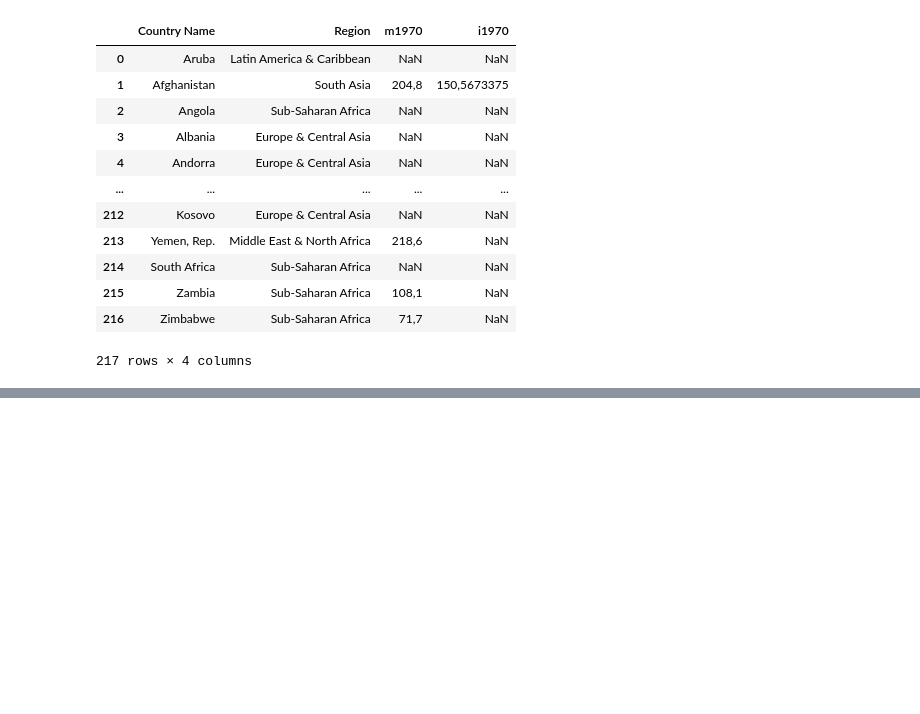
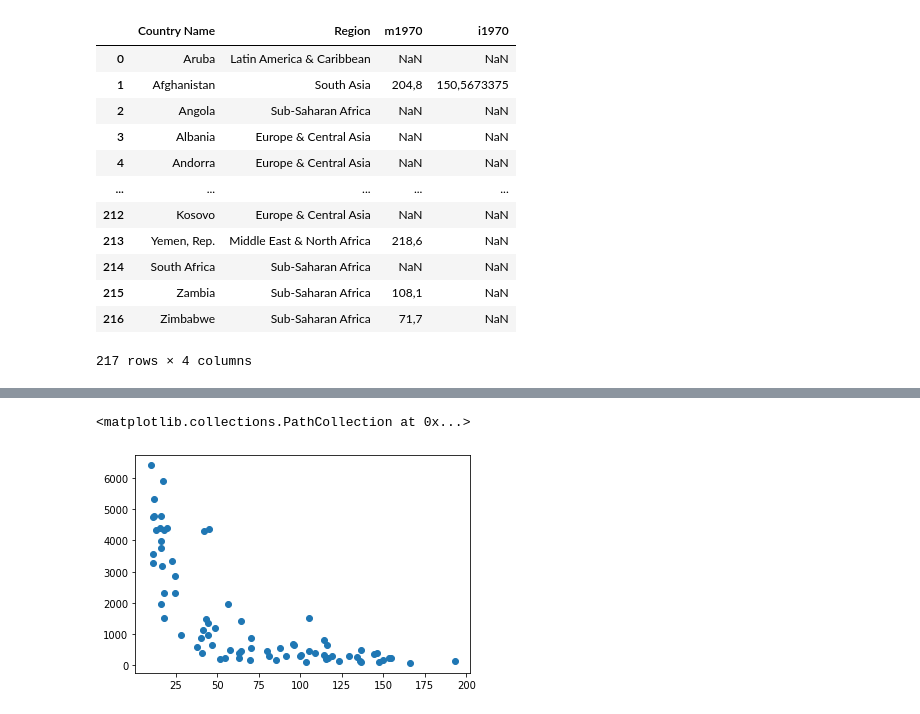
Before and after one commit to seogudwns/BlancEat, a Jupyter notebook: data/Code(jupyter_notebook)/HJ/HJ.ipynb, the cells around one changed output, grey strips where cells are left out. Saved outputs shown, nothing was run; the diff lists cells and outputs as text; code cells hidden in the pictures; blank space fills up the shorter version.

```diff
--- a/data/Code(jupyter_notebook)/HJ/HJ.ipynb
+++ b/data/Code(jupyter_notebook)/HJ/HJ.ipynb
@@ -115,3 +175,3 @@ datas[0]
 # %%
-for i in range(47):
+for i in range(len(datas)):
     datas[i] = datas[i].dropna()
@@ -117,0 +202,12 @@ for i in range(47):
+# %%
+# example.
+# datas[3]['m1973'][6].replace(',','.')
+x_val_ex = [] #infant_mortality
+y_val_ex = [] #income
+for i in datas[3].index:
+    x_val_ex.append(float(datas[3]['m1973'][i].replace(',','.')))
+    y_val_ex.append(float(datas[3]['i1973'][i].replace(',','.')))
+plt.scatter(x_val_ex,y_val_ex)
+# %% [output]
+<matplotlib.collections.PathCollection at 0x...>
+[figure, added]
```
Also changed, not shown: parts of 34 cells of this notebook, 6 other files.
